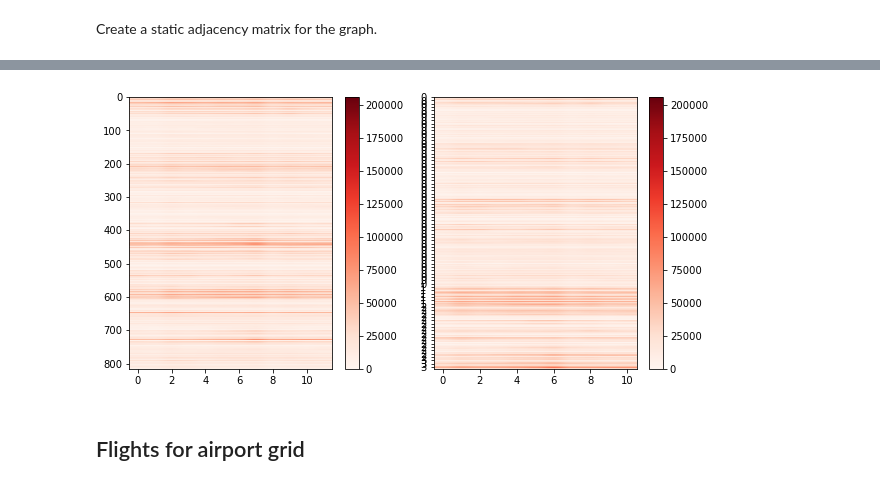
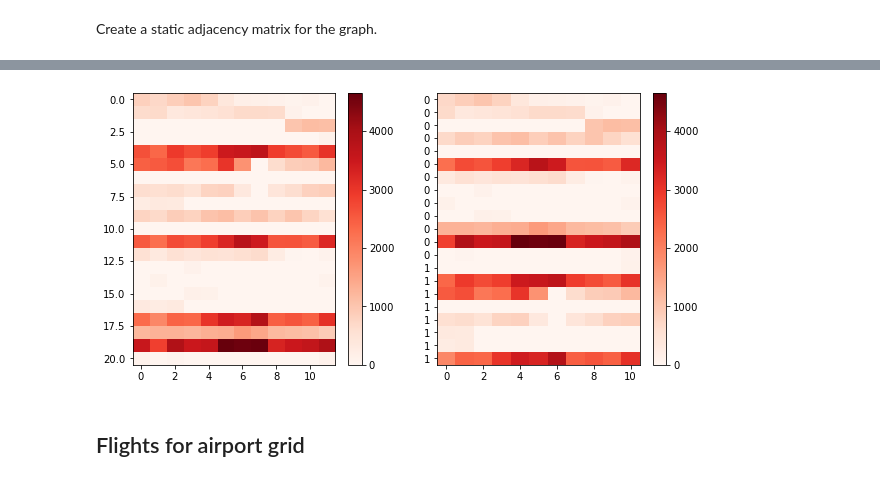
Before and after one commit to moultriedanger/visualizing_dynamic_graphs, a Jupyter notebook: src/hierarchical_edge_bundling/HEB_Preprocessing.ipynb, the cells around one changed output, grey strips where cells are left out. Saved outputs shown, nothing was run; the diff lists cells and outputs as text; code cells hidden in the pictures.

```diff
--- a/src/hierarchical_edge_bundling/HEB_Preprocessing.ipynb
+++ b/src/hierarchical_edge_bundling/HEB_Preprocessing.ipynb
@@ -8,0 +11,6 @@ flights = pd.read_csv('../../data/Airports2.csv')
+# %%
+flights['dstate'] = flights['Destination_city'].apply(lambda x: x[-2:])
+flights['ostate'] = flights['Origin_city'].apply(lambda x: x[-2:])
+# %%
+flights['month'] = flights['Fly_date'].dt.month
+flights['year'] = flights['Fly_date'].dt.year
@@ -9,7 +19,8 @@ flights = pd.read_csv('../../data/Airports2.csv')
 # %%
 # Get top airports
 all_airports     = pd.concat([flights['Origin_airport'], flights['Destination_airport']])
-top_airports     = list(all_airports.value_counts().head(30).index)
+# top_airports     = list(all_airports.value_counts().head(30).index)
+top_airports     = list(flights.loc[flights['dstate'].apply(lambda x: x in ['CO', 'LA']), 'Destination_airport'].unique())
 airport_encoding = {airport:i for i, airport in enumerate(top_airports)}
 # %%
 # Only flights from top airports
@@ -71,6 +76,14 @@ plt.colorbar();
 clusters_dict = dict(zip(matrix.index,clusters))
 clusters_series = pd.Series(clusters_dict).sort_values()
 clusters_series.name = 'cluster'
+
+la_airs = flights.loc[flights['dstate']=='LA', 'Destination_airport'].unique()
+co_airs = flights.loc[flights['dstate']=='CO', 'Destination_airport'].unique()
+
+clusters = {air: 0 for air in la_airs}
+clusters.update({air: 1 for air in co_airs})
+clusters_series = pd.Series(clusters)
+clusters_series.name = 'cluster'
 # %%
 # Sorting top airports by their cluster number
 
@@ -92,20 +107,21 @@ fig.colorbar(img, ax=axs[1]);
 # %%
 # Visualizing the carpet plot before and after sorting by clusters
 
 carpet = one_year.pivot_table(index=['Origin_airport', 'Destination_airport'], \
     columns='Fly_date', values='Passengers', aggfunc='sum').fillna(0).reset_index()
 
 carpet2 = pd.merge(clusters_series, carpet, right_on='Origin_airport', left_index=True)
 carpet2 = carpet2.sort_values(['cluster', 'Origin_airport'])
 carpet2.reset_index(drop=True, inplace=True)
 
 fig, axs = plt.subplots(1, 2, figsize=(10,5))
 img = axs[0].imshow(carpet[carpet.columns[2:]], cmap='Reds', aspect='auto');
 fig.colorbar(img, ax=axs[0]);
 img = axs[1].imshow(carpet2[carpet.columns[3:]], cmap='Reds', aspect='auto');
-axs[1].set_yticks(carpet2.index[::10], carpet2['cluster'][::10].values);
+# axs[1].set_yticks(carpet2.index[::10], carpet2['cluster'][::10].values);
+axs[1].set_yticks(carpet2.index, carpet2['cluster'].values);
 fig.colorbar(img, ax=axs[1]);
 # %% [output]
-[figure, old version]
+[figure, new version]
 # %% [markdown]
 ## Flights for airport grid
```
Also changed, not shown: parts of 25 cells of this notebook, 5 other files.
